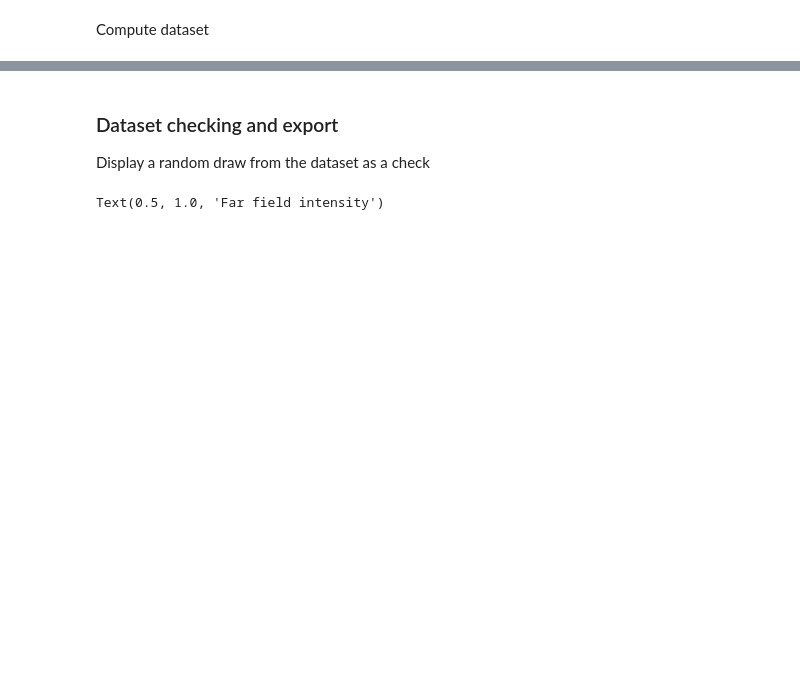
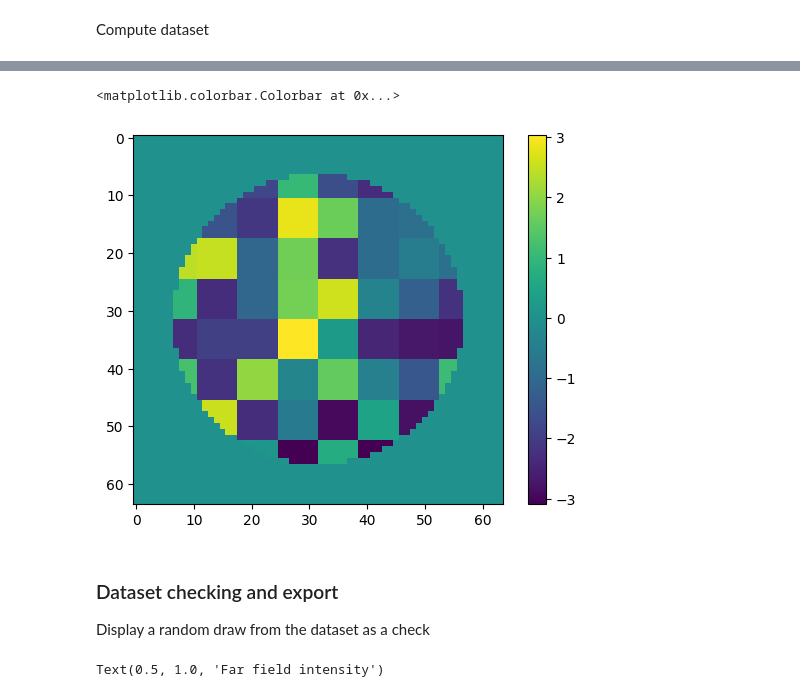
Before and after one commit to jysru/MMF_LP_modes, a Jupyter notebook: notebooks/generate_dataset.ipynb, the cells around one changed output, grey strips where cells are left out. Cells and saved outputs as stored; diff of their text form; code cells hidden in the pictures; blank space fills up the shorter version.

```diff
--- a/notebooks/generate_dataset.ipynb
+++ b/notebooks/generate_dataset.ipynb
@@ -99,3 +82,9 @@ Computed couple 14638
+# %%
+plt.imshow(dm.phase)
+plt.colorbar()
+# %% [output]
+<matplotlib.colorbar.Colorbar at 0x...>
+[figure, added]
 # %% [markdown]
 ### Dataset checking and export
 
```
Also changed, not shown: parts of 6 cells of this notebook, 1 other file.
